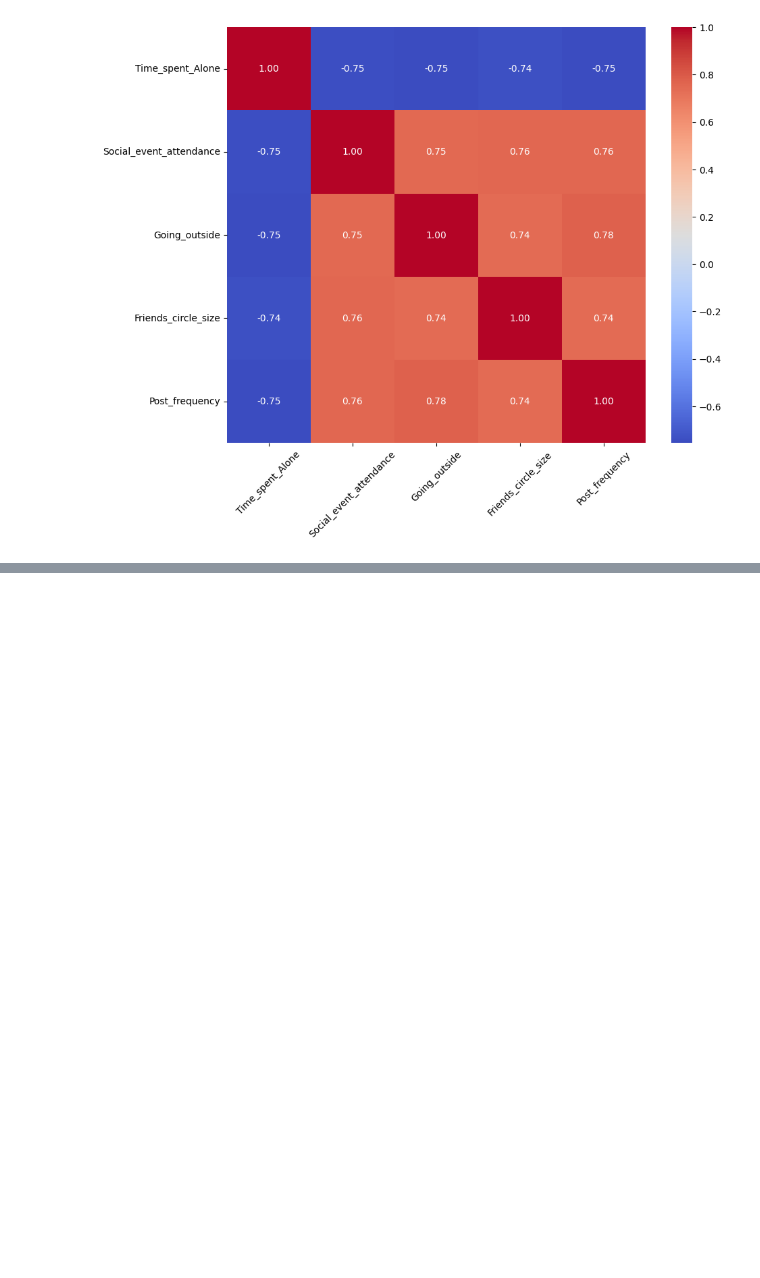
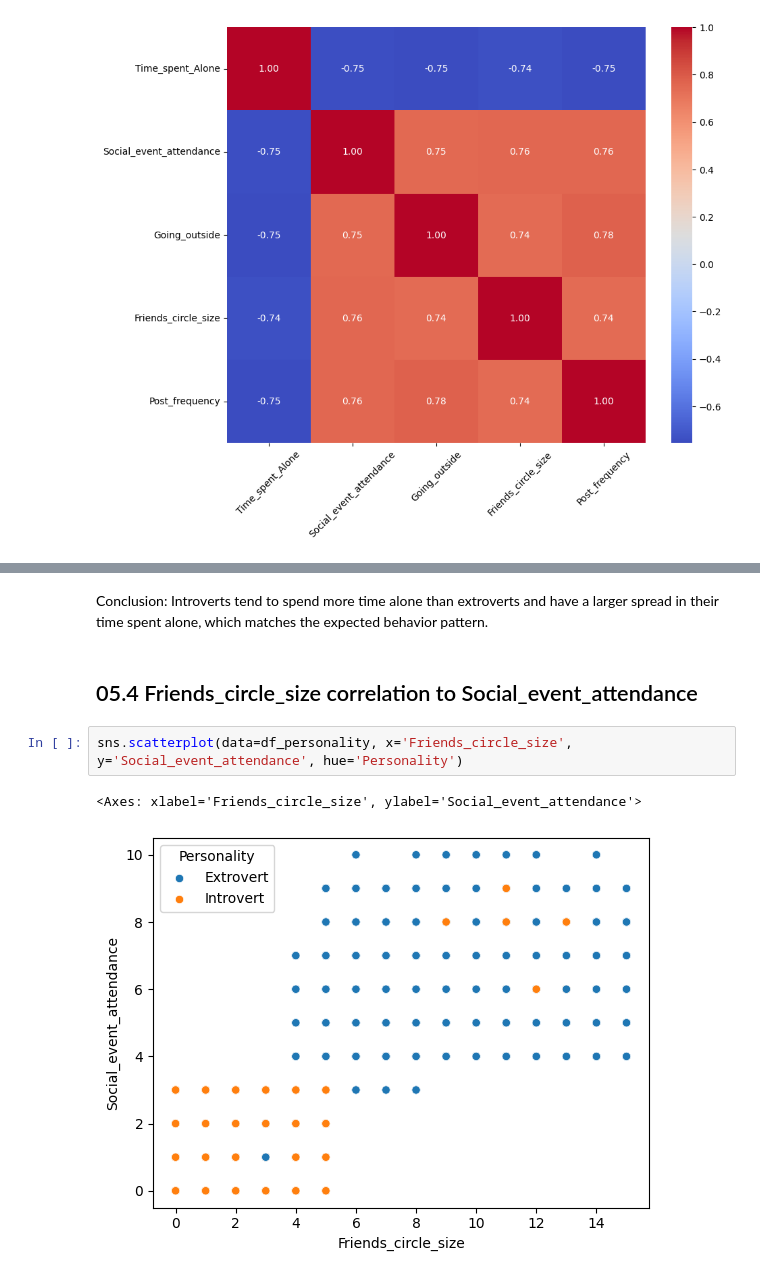
Before and after one commit to stanislavkuca/data-analysis-project-personality-types, a Jupyter notebook: project_personality_types.ipynb, the cells around one changed output, grey strips where cells are left out. Saved outputs shown, nothing was run; the diff lists cells and outputs as text; blank space fills up the shorter version.

```diff
--- a/project_personality_types.ipynb
+++ b/project_personality_types.ipynb
@@ -177,0 +187,9 @@ plt.show
+# %% [markdown]
+Conclusion: Introverts tend to spend more time alone than extroverts and have a larger spread in their time spent alone, which matches the expected behavior pattern.
+# %% [markdown]
+## 05.4 Friends_circle_size correlation to Social_event_attendance
+# %%
+sns.scatterplot(data=df_personality, x='Friends_circle_size', y='Social_event_attendance', hue='Personality')
+# %% [output]
+<Axes: xlabel='Friends_circle_size', ylabel='Social_event_attendance'>
+[figure, added]
```
Also changed, not shown: parts of 16 cells of this notebook, 2 other files.
